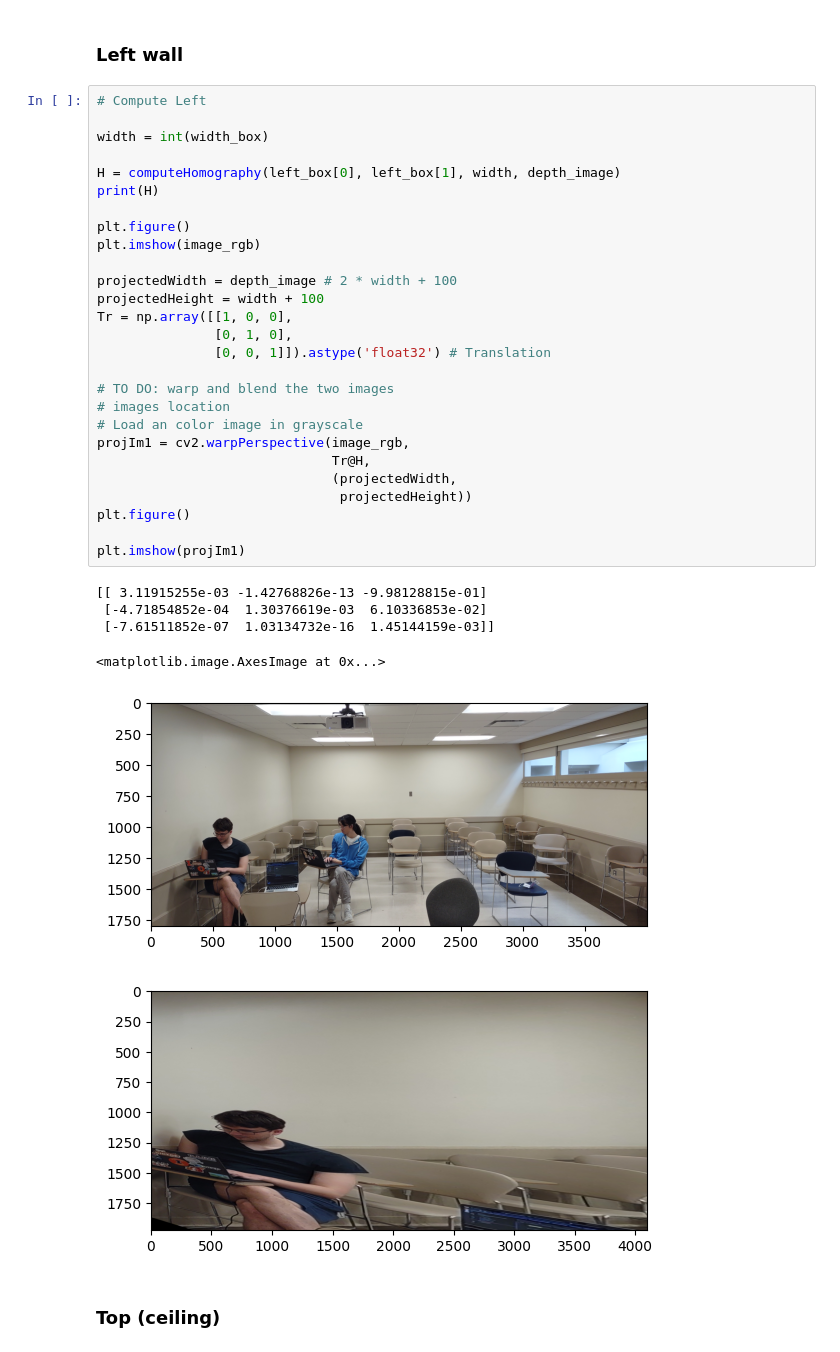
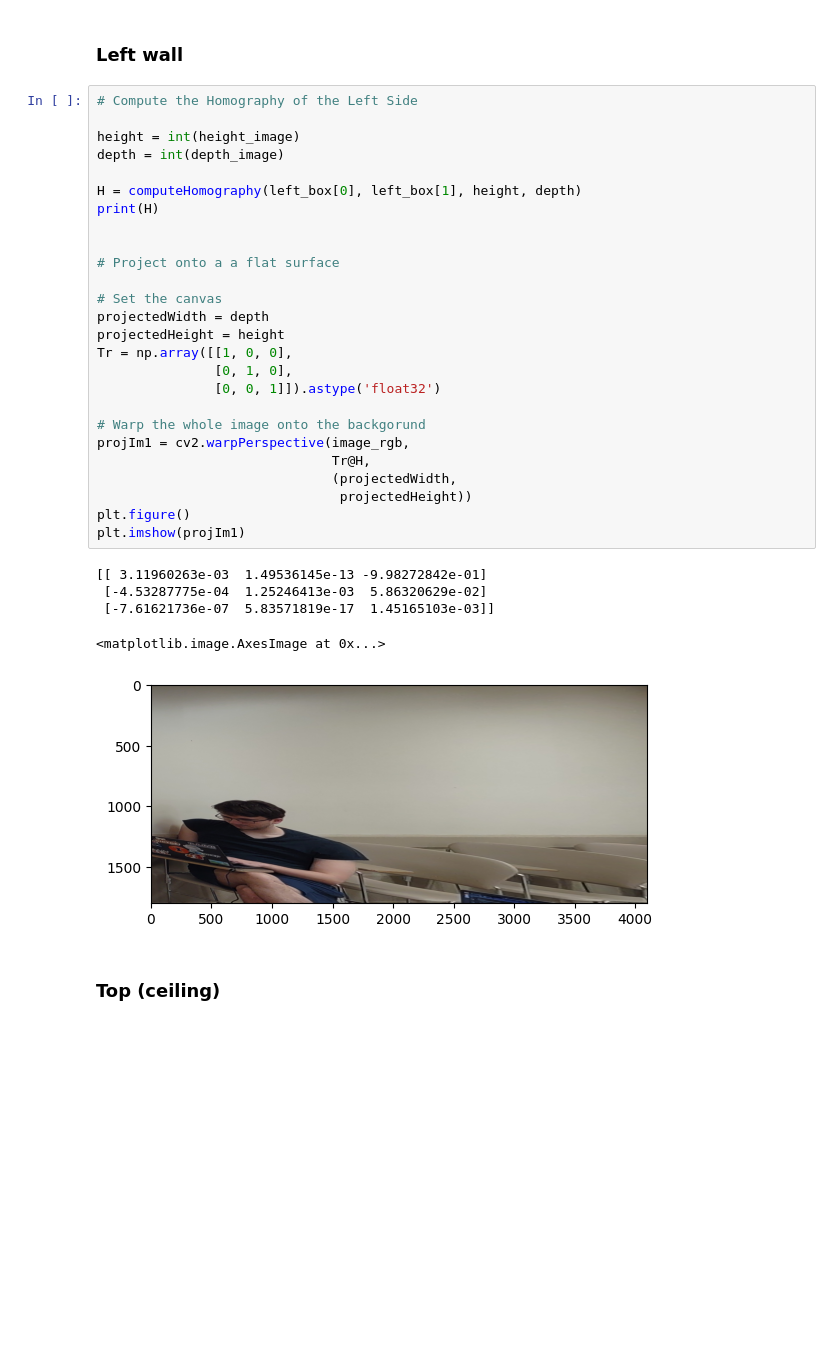
Before and after one commit to AnimeHiyoko/CS-445-Final-Project, a Jupyter notebook: Final_Project.ipynb, the cells around one changed output. Saved outputs shown, nothing was run; the diff lists cells and outputs as text; blank space fills up the shorter version.

```diff
--- a/Final_Project.ipynb
+++ b/Final_Project.ipynb
@@ -226,39 +264,37 @@ def computeHomography(top, bottom, height, depth):
 # %% [markdown]
 ### Left wall
 # %%
-# Compute Left
+# Compute the Homography of the Left Side
 
-width = int(width_box)
+height = int(height_image)
+depth = int(depth_image)
 
-H = computeHomography(left_box[0], left_box[1], width, depth_image)
+H = computeHomography(left_box[0], left_box[1], height, depth)
 print(H)
 
-plt.figure()
-plt.imshow(image_rgb)
 
-projectedWidth = depth_image # 2 * width + 100
-projectedHeight = width + 100
+# Project onto a a flat surface
+
+# Set the canvas
+projectedWidth = depth
+projectedHeight = height
 Tr = np.array([[1, 0, 0],
                [0, 1, 0],
-               [0, 0, 1]]).astype('float32') # Translation
+               [0, 0, 1]]).astype('float32')
 
-# TO DO: warp and blend the two images
-# images location
-# Load an color image in grayscale
+# Warp the whole image onto the backgorund
 projIm1 = cv2.warpPerspective(image_rgb,
-							  Tr@H,
-							  (projectedWidth,
-		  					   projectedHeight))
+                              Tr@H,
+                              (projectedWidth,
+                               projectedHeight))
 plt.figure()
-
 plt.imshow(projIm1)
 # %% [output]
-[[ 3.11915255e-03 -1.42768826e-13 -9.98128815e-01]
- [-4.71854852e-04  1.30376619e-03  6.10336853e-02]
- [-7.61511852e-07  1.03134732e-16  1.45144159e-03]]
+[[ 3.11960263e-03  1.49536145e-13 -9.98272842e-01]
+ [-4.53287775e-04  1.25246413e-03  5.86320629e-02]
+ [-7.61621736e-07  5.83571819e-17  1.45165103e-03]]
 <matplotlib.image.AxesImage at 0x...>
-[figure, old version]
+[figure, new version]
-[figure, removed]
 # %% [markdown]
 ### Top (ceiling)
 # %%
```
Also changed, not shown: parts of 2 cells of this notebook.
